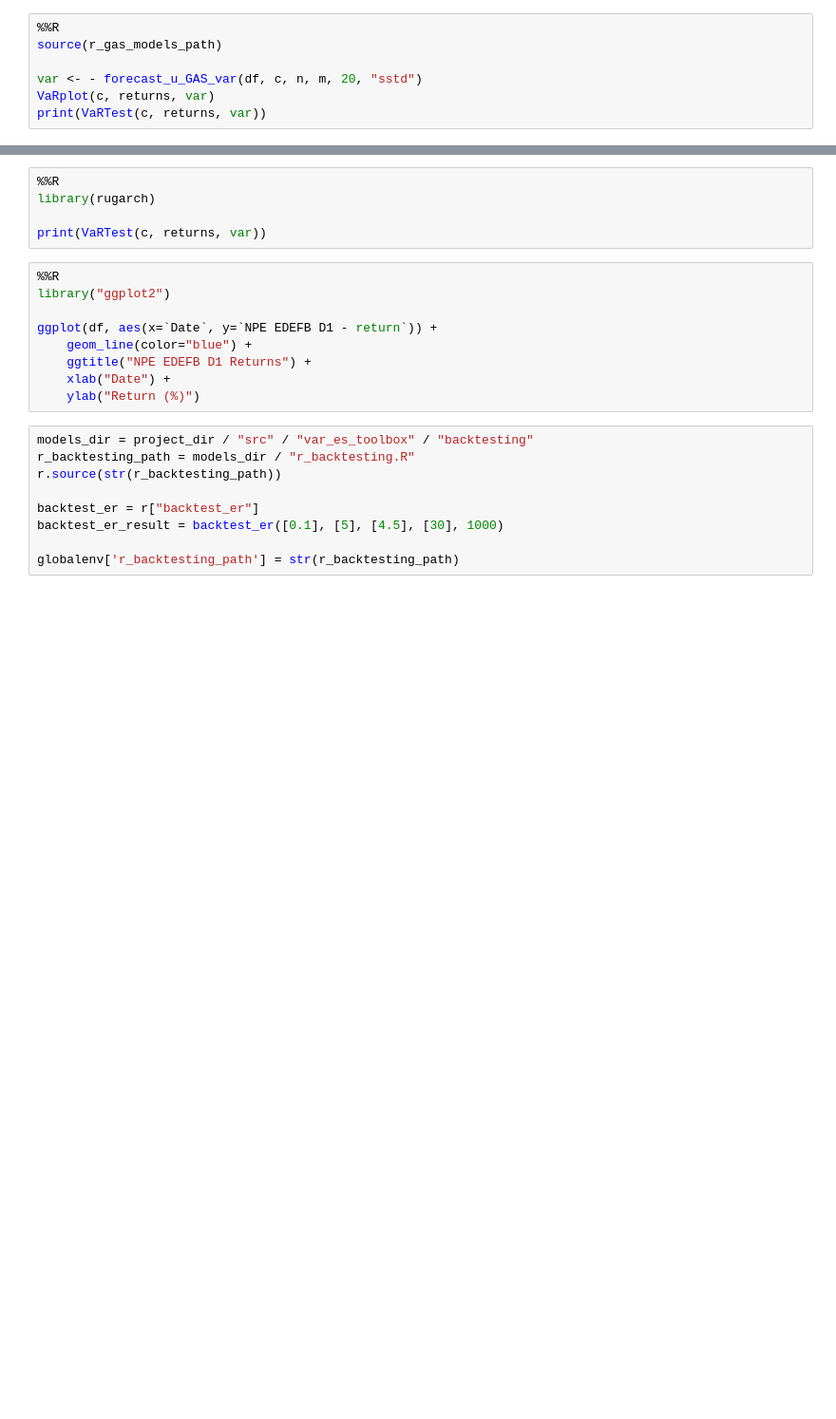
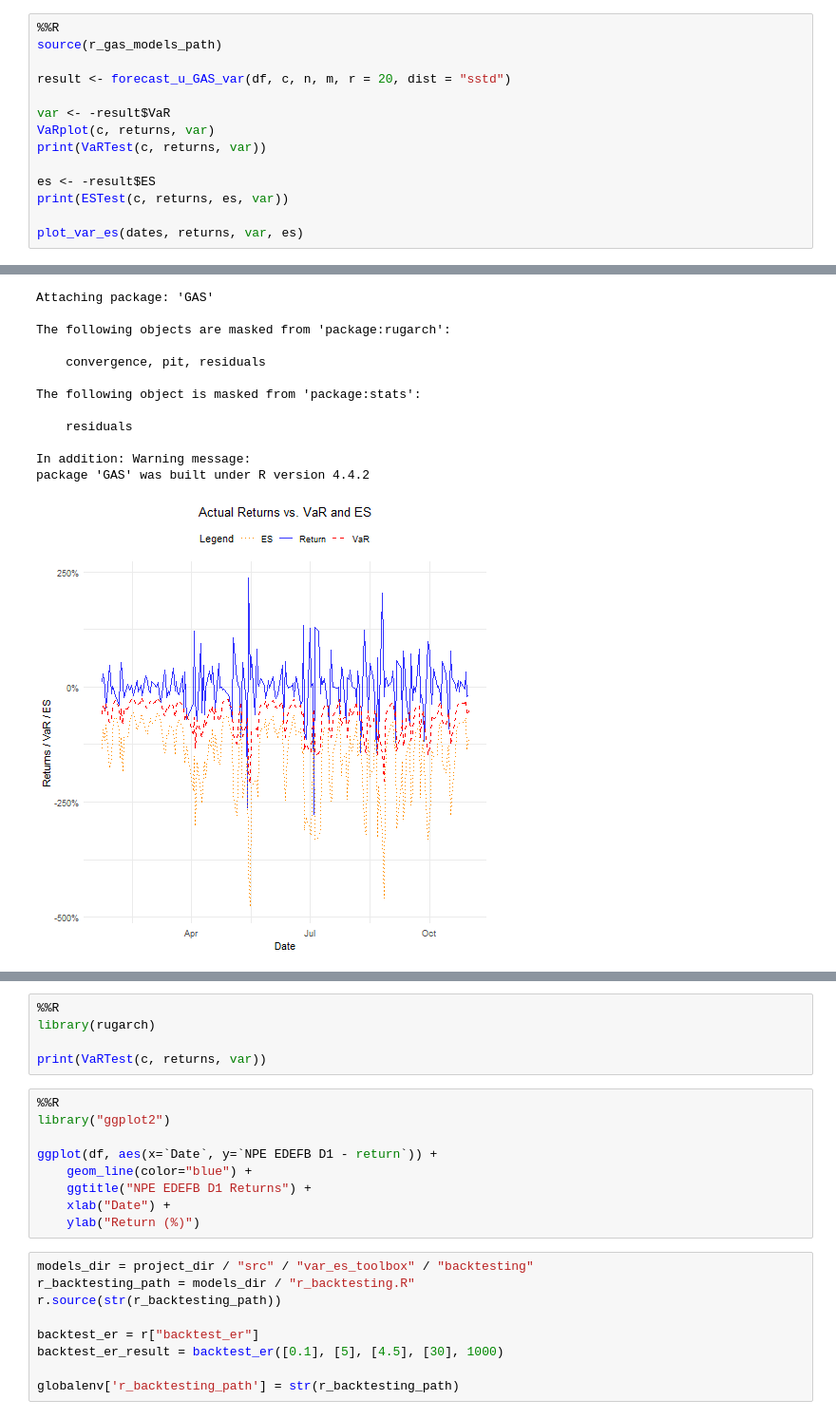
Before and after one commit to chrisdybdahl/var-es-toolbox, a Jupyter notebook: notebooks/03_model_training.ipynb, the cells around one changed output, grey strips where cells are left out. Shown at 95% size. Drawn from its saved outputs; the diff is of its cells as text; blank space fills up the shorter version.

```diff
--- a/notebooks/03_model_training.ipynb
+++ b/notebooks/03_model_training.ipynb
@@ -184,6 +251,14 @@ print(VaRTest(c, returns, var))
 %%R
 source(r_gas_models_path)
 
-var <- - forecast_u_GAS_var(df, c, n, m, 20, "sstd")
+result <- forecast_u_GAS_var(df, c, n, m, r = 20, dist = "sstd")
+
+var <- -result$VaR
 VaRplot(c, returns, var)
 print(VaRTest(c, returns, var))
+
+es <- -result$ES
+print(ESTest(c, returns, es, var))
+
+plot_var_es(dates, returns, var, es)
+# %% [output]
@@ -190,3 +282,16 @@ print(VaRTest(c, returns, var))
+Attaching package: 'GAS'
+
+The following objects are masked from 'package:rugarch':
+
+    convergence, pit, residuals
+
+The following object is masked from 'package:stats':
+
+    residuals
+
+In addition: Warning message:
+package 'GAS' was built under R version 4.4.2
+[figure, added]
 # %%
 %%R
 source(r_hybrid_evt_models_path)
```
Also changed, not shown: parts of 18 cells of this notebook, 7 other files.
